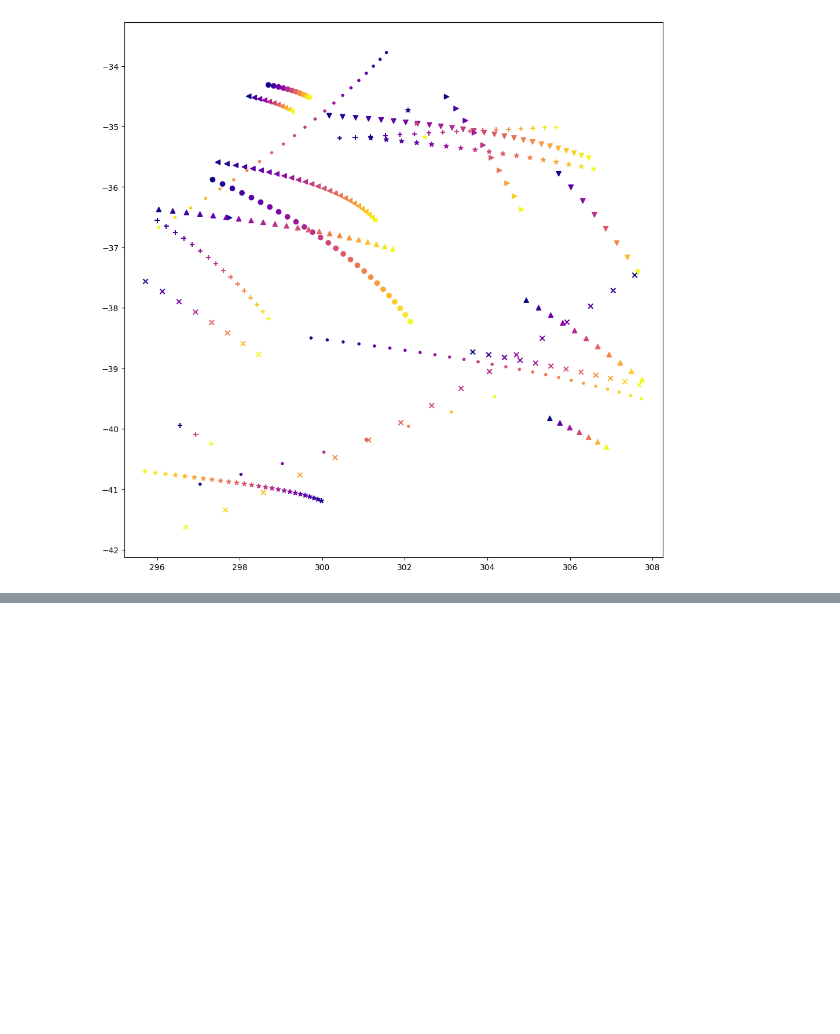
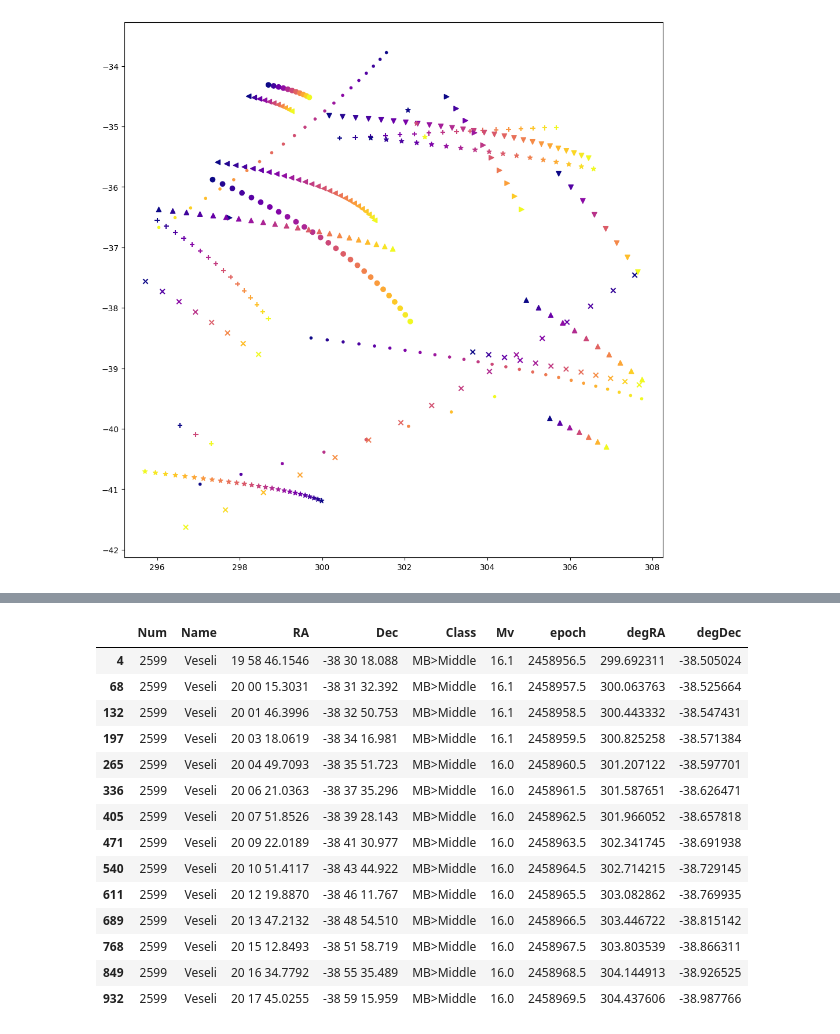
Before and after one commit to ble61/ASTR480, a Jupyter notebook: Test Code/ObjectTracking.ipynb, the cells around one changed output, grey strips where cells are left out. Drawn from its saved outputs; the diff is of its cells as text; code cells hidden in the pictures; blank space fills up the shorter version.

```diff
--- a/Test Code/ObjectTracking.ipynb
+++ b/Test Code/ObjectTracking.ipynb
@@ -282,0 +286,22 @@ fig.savefig(f"./posTracks_ra{ra_i}_dec{dec_i}_t{t_i.mjd}Skybot.png")
+# %%
+nameIDs = brightResult.index[brightResult["Name"]==" Veseli "]
+
+
+
+brightResult.loc[nameIDs]
+# %% [output]
+|  | Num | Name | RA | Dec | Class | Mv | epoch | degRA | degDec |
+| 4 | 2599 | Veseli | 19 58 46.1546 | -38 30 18.088 | MB>Middle | 16.1 | 2458956.5 | 299.692311 | -38.505024 |
+| 68 | 2599 | Veseli | 20 00 15.3031 | -38 31 32.392 | MB>Middle | 16.1 | 2458957.5 | 300.063763 | -38.525664 |
+| 132 | 2599 | Veseli | 20 01 46.3996 | -38 32 50.753 | MB>Middle | 16.1 | 2458958.5 | 300.443332 | -38.547431 |
+| 197 | 2599 | Veseli | 20 03 18.0619 | -38 34 16.981 | MB>Middle | 16.1 | 2458959.5 | 300.825258 | -38.571384 |
+| 265 | 2599 | Veseli | 20 04 49.7093 | -38 35 51.723 | MB>Middle | 16.0 | 2458960.5 | 301.207122 | -38.597701 |
+| 336 | 2599 | Veseli | 20 06 21.0363 | -38 37 35.296 | MB>Middle | 16.0 | 2458961.5 | 301.587651 | -38.626471 |
+| 405 | 2599 | Veseli | 20 07 51.8526 | -38 39 28.143 | MB>Middle | 16.0 | 2458962.5 | 301.966052 | -38.657818 |
+| 471 | 2599 | Veseli | 20 09 22.0189 | -38 41 30.977 | MB>Middle | 16.0 | 2458963.5 | 302.341745 | -38.691938 |
+| 540 | 2599 | Veseli | 20 10 51.4117 | -38 43 44.922 | MB>Middle | 16.0 | 2458964.5 | 302.714215 | -38.729145 |
+| 611 | 2599 | Veseli | 20 12 19.8870 | -38 46 11.767 | MB>Middle | 16.0 | 2458965.5 | 303.082862 | -38.769935 |
+| 689 | 2599 | Veseli | 20 13 47.2132 | -38 48 54.510 | MB>Middle | 16.0 | 2458966.5 | 303.446722 | -38.815142 |
+| 768 | 2599 | Veseli | 20 15 12.8493 | -38 51 58.719 | MB>Middle | 16.0 | 2458967.5 | 303.803539 | -38.866311 |
+| 849 | 2599 | Veseli | 20 16 34.7792 | -38 55 35.489 | MB>Middle | 16.0 | 2458968.5 | 304.144913 | -38.926525 |
+| 932 | 2599 | Veseli | 20 17 45.0255 | -38 59 15.959 | MB>Middle | 16.0 | 2458969.5 | 304.437606 | -38.987766 |
```
Also changed, not shown: parts of 2 cells of this notebook, 6 other files.
